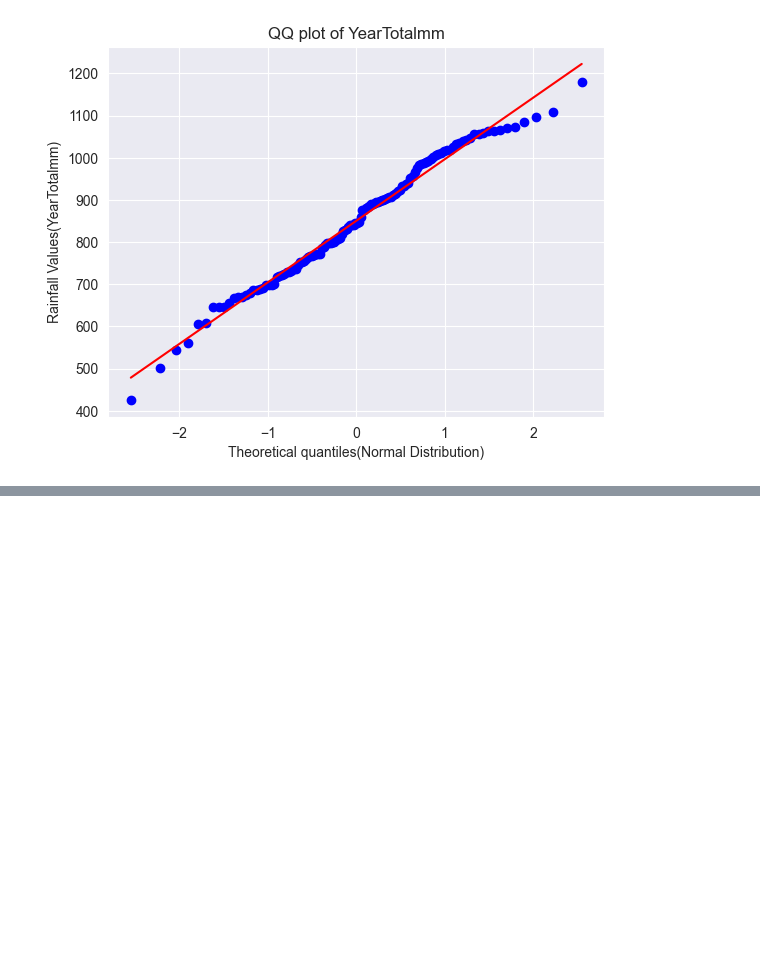
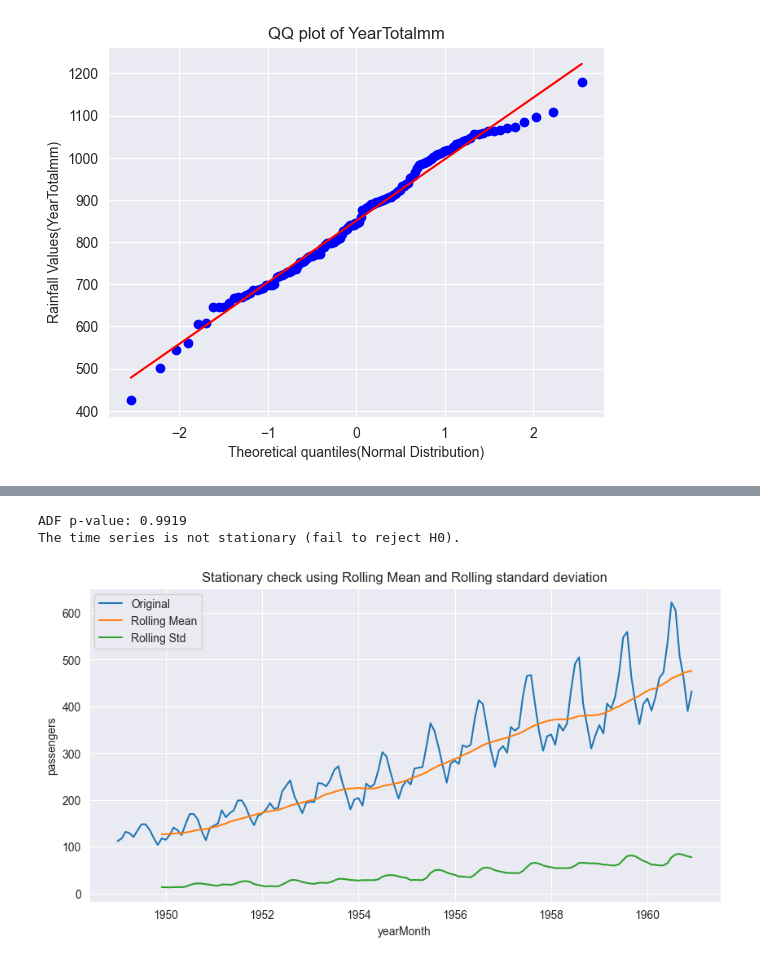
Before and after one commit to Learner0197/Programming_Practice, a Jupyter notebook: DataAnalytics/Day2/Theory.ipynb, the cells around one changed output, grey strips where cells are left out. Cells and saved outputs as stored; diff of their text form; code cells hidden in the pictures; blank space fills up the shorter version.

```diff
--- a/DataAnalytics/Day2/Theory.ipynb
+++ b/DataAnalytics/Day2/Theory.ipynb
@@ -1240,0 +1342,31 @@ Data is normally distributed
+# %%
+# df['rollMean'] = df.passengers.rolling(window=12).mean()
+# df['rollStd'] = df.passengers.rolling(window=12).std()
+
+def test_stationarity(dataFrame, var):
+    dataFrame['rollMean'] = dataFrame[var].rolling(window=12).mean()
+    dataFrame['rollStd'] = dataFrame[var].rolling(window=12).std()
+
+    from statsmodels.tsa.stattools import adfuller
+    adf_result = adfuller(dataFrame[var])
+    p_value = adf_result[1]
+
+    print(f"ADF p-value: {p_value:.4f}")
+    if p_value < 0.05:
+        print("The time series is stationary (reject H0).")
+    else:
+        print("The time series is not stationary (fail to reject H0).")
+
+    plt.figure(figsize=(10,5))
+    sns.lineplot(data=dataFrame, x=dataFrame.index, y=var, label='Original')
+    sns.lineplot(data=dataFrame, x=dataFrame.index, y='rollMean', label='Rolling Mean')
+    sns.lineplot(data=dataFrame, x=dataFrame.index, y='rollStd', label='Rolling Std')
+    plt.title("Stationary check using Rolling Mean and Rolling standard deviation")
+    plt.legend()
+    plt.show()
+
+test_stationarity(df,'passengers')
+# %% [output]
+ADF p-value: 0.9919
+The time series is not stationary (fail to reject H0).
+[figure, added]
```
Also changed, not shown: parts of 17 cells of this notebook, 1 other file.
